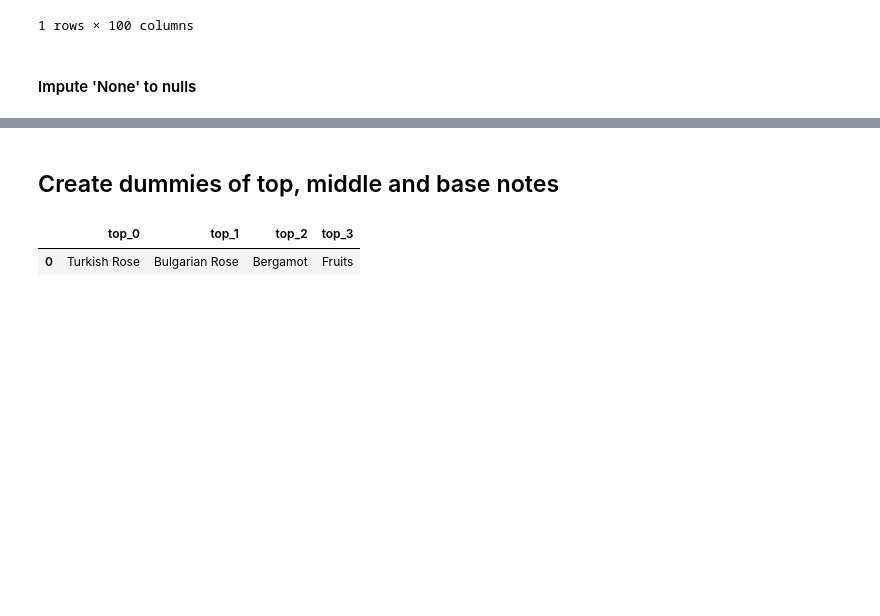
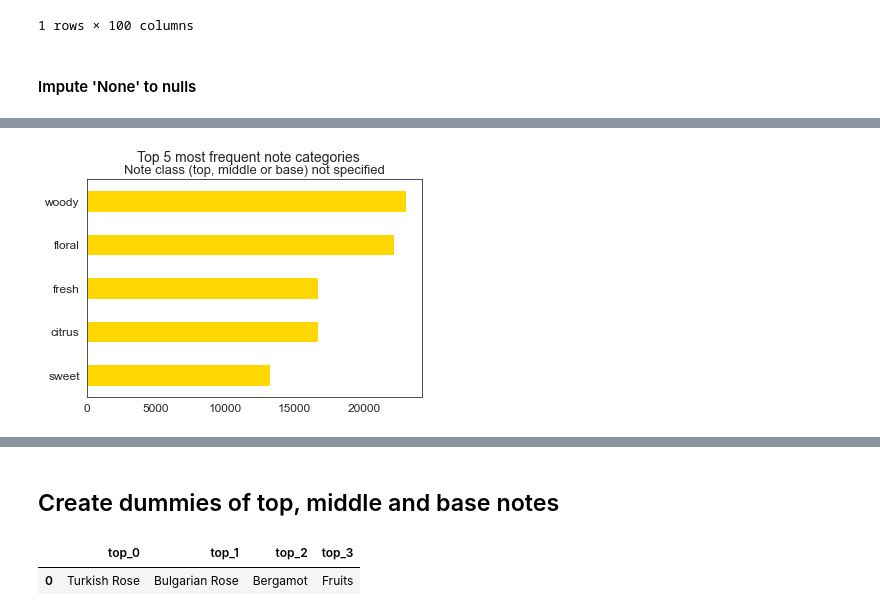
Before and after one commit to abishop17/hitting_top_notes_fragrances, a Jupyter notebook: code/notes_preprocess_eda.ipynb, the cells around one changed output, grey strips where cells are left out. Cells and saved outputs as stored; diff of their text form; code cells hidden in the pictures; blank space fills up the shorter version.

```diff
--- a/code/notes_preprocess_eda.ipynb
+++ b/code/notes_preprocess_eda.ipynb
@@ -737,11 +739,3 @@ fragrance_all_notes.head(1)
 1 rows × 100 columns
 # %% [markdown]
 #### Impute 'None' to nulls
-# %%
-# Nulls that came from blanks
-fragrance_all_notes[top_middle_base_notes] = fragrance_all_notes[top_middle_base_notes].fillna('None')
-
-# Nulls that came from 'nan' in the original dataset columns `0`, `1`, `2` and `3`
-fragrance_all_notes[top_middle_base_notes] = fragrance_all_notes[top_middle_base_notes].apply(lambda x: x.replace('nan', 'None'))
-
-fragrance_all_notes.head(1)
@@ -1067,0 +974,20 @@ Later I'd like to try modeling with a representative sample of top notes and res
+# %%
+# Plot top 5 most frequent fragrance note categories
+
+notes_count_top_5 = (pd.DataFrame(fragrance_all_notes[notes_names].sum()
+                                                          .sort_values(ascending = False)[:5][::-1],
+                                                          columns = ['Count']))
+notes_count_top_5.plot(kind = 'barh',
+                 color = 'gold',
+                 legend = False)
+
+plt.suptitle('Top 5 most frequent note categories', size = 14)
+plt.title('Note class (top, middle or base) not specified', size = 13)
+
+plt.xticks(size = 12)
+
+plt.yticks(size = 12)
+
+plt.savefig('../figures/most_freq_note_categories.png')
+# %% [output]
+[figure, added]
```
Also changed, not shown: parts of 48 cells of this notebook.
